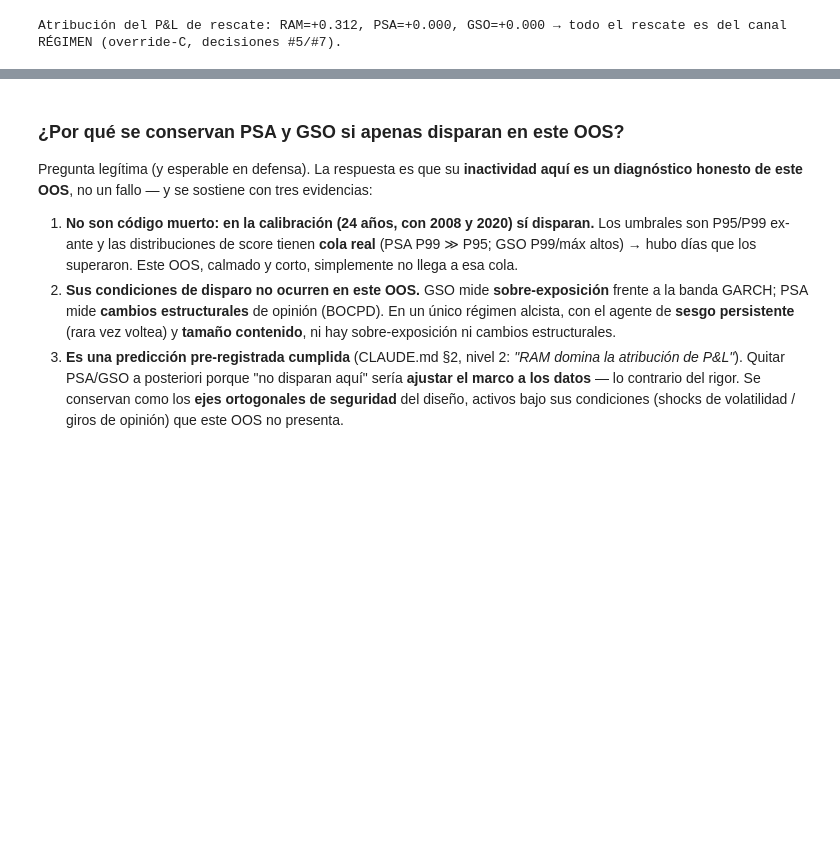
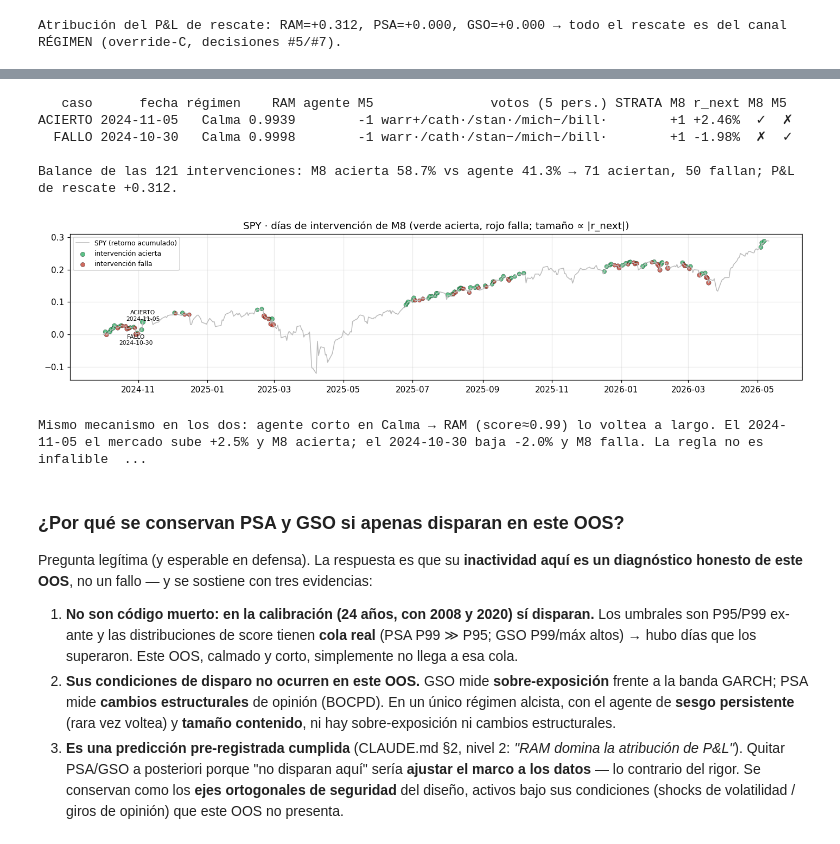
Before and after one commit to RaquelGarciah/Real-time-statistical-supervision-of-an-AI-trading-agent, a Jupyter notebook: notebooks/STRATA_marco_practico.ipynb, the cells around one changed output, grey strips where cells are left out. Cells and saved outputs as stored; diff of their text form; code cells hidden in the pictures; blank space fills up the shorter version.

```diff
--- a/notebooks/STRATA_marco_practico.ipynb
+++ b/notebooks/STRATA_marco_practico.ipynb
@@ -87,6 +87,7 @@ THR = _load("cache/models/strata_thresholds.json")                       # umbra
 DETXLE = _load("outputs/experiments/detector_analysis_XLE.json"); DETMAR = _load("outputs/experiments/detector_analysis_MARA.json")
 DETABL = _load("outputs/experiments/detector_ablation_panel.json")        # activación detectores (10) + ablación M10 (SPY)
 CONF = _load("outputs/experiments/confusion_panel.json")                  # matrices de confusión SPY (6) + panel (mejor STRATA)
+IANA = _load("outputs/experiments/spy_intervention_anatomy.json")         # anatomía de un día de intervención (acierto/fallo)
 
 # --- Panel de 10 (cuerpo) + 5 en apéndice de límite ---
 PANEL10 = ["SPY", "QQQ", "XLF", "DIA", "XLK", "XLE", "ROKU", "SMCI", "MARA", "UNG"]
@@ -268,3 +274,39 @@ Atribución del P&L de rescate: RAM=+0.312, PSA=+0.000, GSO=+0.000 → todo el r
+# %%
+# Anatomía: un día de intervención ACERTADA y uno FALLIDA (mismo mecanismo, desenlace opuesto) + balance
+ba = IANA["balance_intervenciones"]; ca, cf = IANA["caso_acierto"], IANA["caso_fallo"]
+def _fila(c, tag):
+    vot = "/".join(f"{p.split('_')[0][:4]}{'+' if s>0 else '−' if s<0 else '·'}" for p, s in c["votos_personalidades"].items())
+    return {"caso": tag, "fecha": c["fecha"], "régimen": c["regimen"], "RAM": c["ram_score"],
+            "agente M5": f"{c['agente_M5']:+d}", "votos (5 pers.)": vot, "STRATA M8": f"{c['STRATA_M8']:+d}",
+            "r_next": f"{c['r_next']:+.2%}", "M8": "✓" if c["M8_acierta"] else "✗", "M5": "✓" if c["M5_acierta"] else "✗"}
+print(pd.DataFrame([_fila(ca, "ACIERTO"), _fila(cf, "FALLO")]).to_string(index=False))
+print(f"\nBalance de las {ba['n_intervenciones']} intervenciones: M8 acierta {ba['acc_M8_en_intervencion']:.1%} "
+      f"vs agente {ba['acc_M5_en_intervencion']:.1%} → {ba['intervenciones_acertadas']} aciertan, "
+      f"{ba['intervenciones_fallidas']} fallan; P&L de rescate {ba['pnl_intervenciones']:+.3f}.")
+
+# Timeline: días de intervención coloreados por acierto/fallo, tamaño ∝ |r_next|
+s = IANA["serie"]; x = pd.to_datetime(s["dates"]); iv = np.array(s["intervino"]); hit = np.array(s["m8_hit"])
+rn = np.abs(np.array(s["r_next"])) * 100
+fig, ax = plt.subplots(figsize=(13, 3.2))
+ax.plot(x, np.cumsum(s["r_next"]), color="#bbb", lw=1, label="SPY (retorno acumulado)")
+for msk, col, lab in [(iv & hit, "#27ae60", "intervención acierta"), (iv & ~hit, "#c0392b", "intervención falla")]:
+    ax.scatter(x[msk], np.cumsum(s["r_next"])[msk], s=20 + 8 * rn[msk], color=col, alpha=.75, edgecolor="k", lw=.3, label=lab)
+for c, mk in ((ca, "ACIERTO"), (cf, "FALLO")):
+    xi = x[s["dates"].index(c["fecha"])]; ax.annotate(f"{mk}\n{c['fecha']}", (xi, np.cumsum(s["r_next"])[s["dates"].index(c["fecha"])]),
+        fontsize=7, ha="center", va="bottom" if mk == "ACIERTO" else "top")
+ax.set_title("SPY · días de intervención de M8 (verde acierta, rojo falla; tamaño ∝ |r_next|)"); ax.legend(fontsize=8, loc="upper left")
+plt.tight_layout(); plt.show()
+print("Mismo mecanismo en los dos: agente corto en Calma → RAM (score≈0.99) lo voltea a largo. El "
+      f"{ca['fecha']} el mercado sube {ca['r_next']:+.1%} y M8 acierta; el {cf['fecha']} baja {cf['r_next']:+.1%} "
+      "y M8 falla. La regla no es infalible — es favorable en el agregado (71/121).")
+# %% [output]
+   caso      fecha régimen    RAM agente M5               votos (5 pers.) STRATA M8 r_next M8 M5
+ACIERTO 2024-11-05   Calma 0.9939        -1 warr+/cath·/stan·/mich−/bill·        +1 +2.46%  ✓  ✗
+  FALLO 2024-10-30   Calma 0.9998        -1 warr·/cath·/stan−/mich−/bill·        +1 -1.98%  ✗  ✓
+
+Balance de las 121 intervenciones: M8 acierta 58.7% vs agente 41.3% → 71 aciertan, 50 fallan; P&L de rescate +0.312.
+[figure, added]
+Mismo mecanismo en los dos: agente corto en Calma → RAM (score≈0.99) lo voltea a largo. El 2024-11-05 el mercado sube +2.5% y M8 acierta; el 2024-10-30 baja -2.0% y M8 falla. La regla no es infalible  ...
 # %% [markdown]
 ### ¿Por qué se conservan PSA y GSO si apenas disparan en este OOS?
 Pregunta legítima (y esperable en defensa). La respuesta es que su **inactividad aquí es un diagnóstico honesto
```
Also changed, not shown: parts of 2 cells of this notebook, 3 other files.
